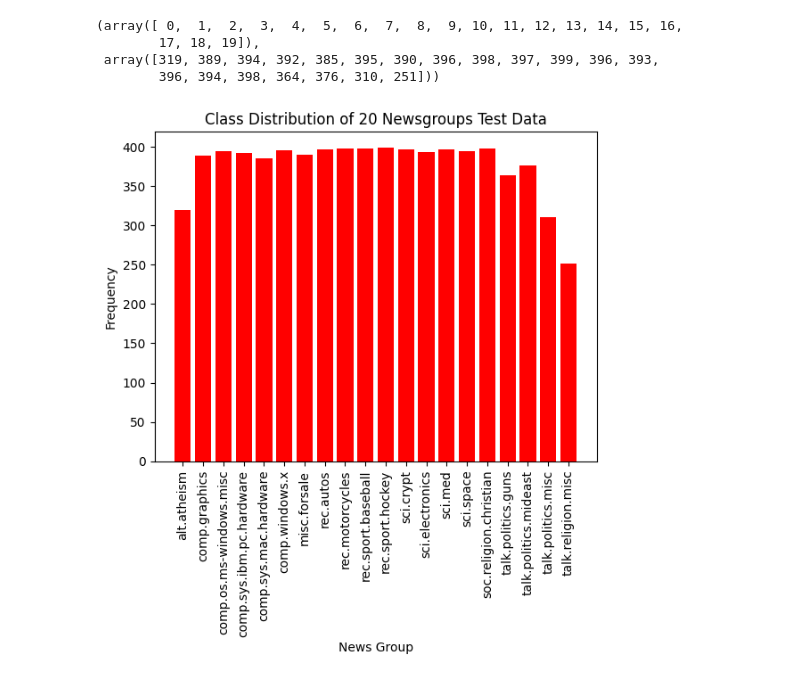
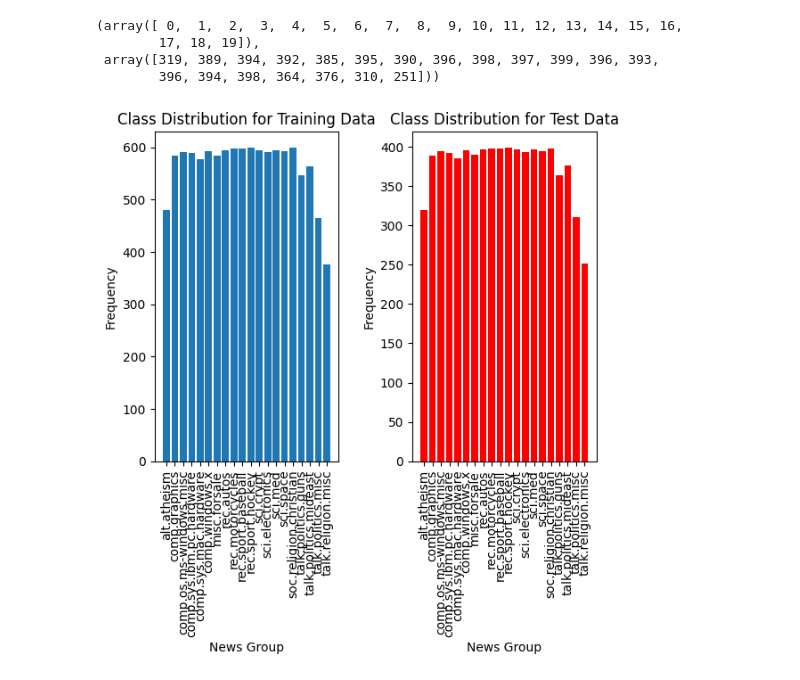
Before and after one commit to Satomiko/20Newsgroups, a Jupyter notebook: 20Newsgroups.ipynb, the cells around one changed output. Saved outputs shown, nothing was run; the diff lists cells and outputs as text; code cells hidden in the pictures.

```diff
--- a/20Newsgroups.ipynb
+++ b/20Newsgroups.ipynb
@@ -97,9 +78,23 @@ cat =  np.array (train_data.target_names)
-# %%
-plt.bar(cat, frequency_test, color = 'red')
-plt.xticks(rotation=90)
-plt.title('Class Distribution of 20 Newsgroups Test Data')
-plt.xlabel('News Group')
-plt.ylabel('Frequency')
-plt.show()
-# %% [output]
-[figure, removed]
+# %%
+#create bar plots for both training data and test data to compare the distribution
+
+#subplot 1 for training data distribution
+plt.subplot(1,2,1) #1 row, 2 columns, position 1
+plt.bar(cat, frequency_train)
+plt.xticks(rotation=90)
+plt.title('Class Distribution for Training Data')
+plt.xlabel('News Group')
+plt.ylabel('Frequency')
+
+#subplot 2 for test data distribution
+plt.subplot(1,2,2) #1 row, 2 columns, position 2
+plt.bar(cat, frequency_test, color = 'red')
+plt.xticks(rotation=90)
+plt.title('Class Distribution for Test Data')
+plt.xlabel('News Group')
+plt.ylabel('Frequency')
+
+plt.subplots_adjust(wspace=0.4) #increase horisontal space
+plt.show()
+# %% [output]
+[figure, added]
```
Also changed, not shown: parts of 7 cells of this notebook.
